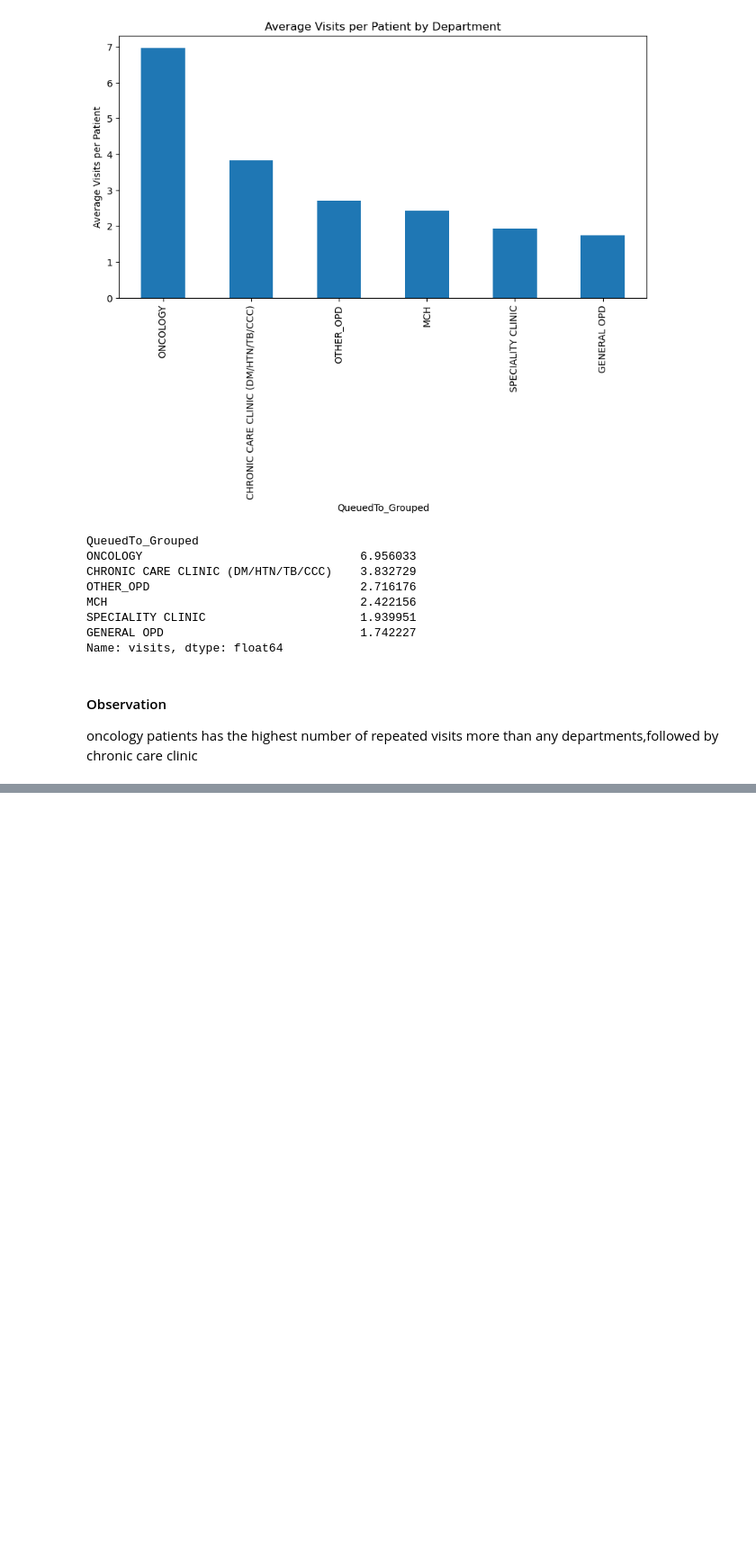
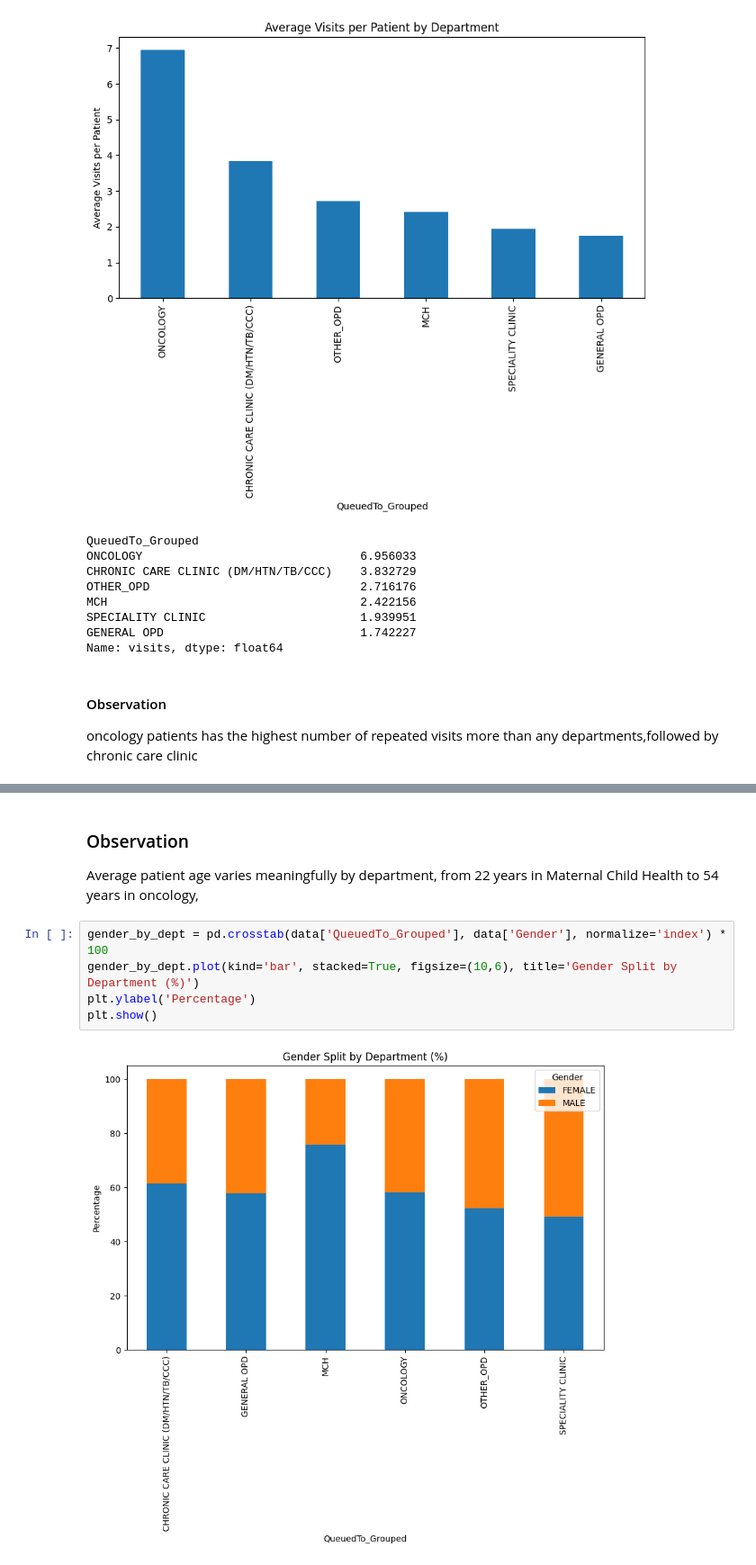
Before and after one commit to wahomelewis396/surge_sentinels, a Jupyter notebook: surge_sentinels.ipynb, the cells around one changed output, grey strips where cells are left out. Shown at 90% size. Saved outputs shown, nothing was run; the diff lists cells and outputs as text; blank space fills up the shorter version.

```diff
--- a/surge_sentinels.ipynb
+++ b/surge_sentinels.ipynb
@@ -404,0 +421,10 @@ oncology patients has the highest number of repeated visits more than any depart
+# %% [markdown]
+### Observation
+Average patient age varies meaningfully by department, from 22 years in Maternal Child Health to 54 years in oncology,
+# %%
+gender_by_dept = pd.crosstab(data['QueuedTo_Grouped'], data['Gender'], normalize='index') * 100
+gender_by_dept.plot(kind='bar', stacked=True, figsize=(10,6), title='Gender Split by Department (%)')
+plt.ylabel('Percentage')
+plt.show()
+# %% [output]
+[figure, added]
```
Also changed, not shown: parts of 4 cells of this notebook.
